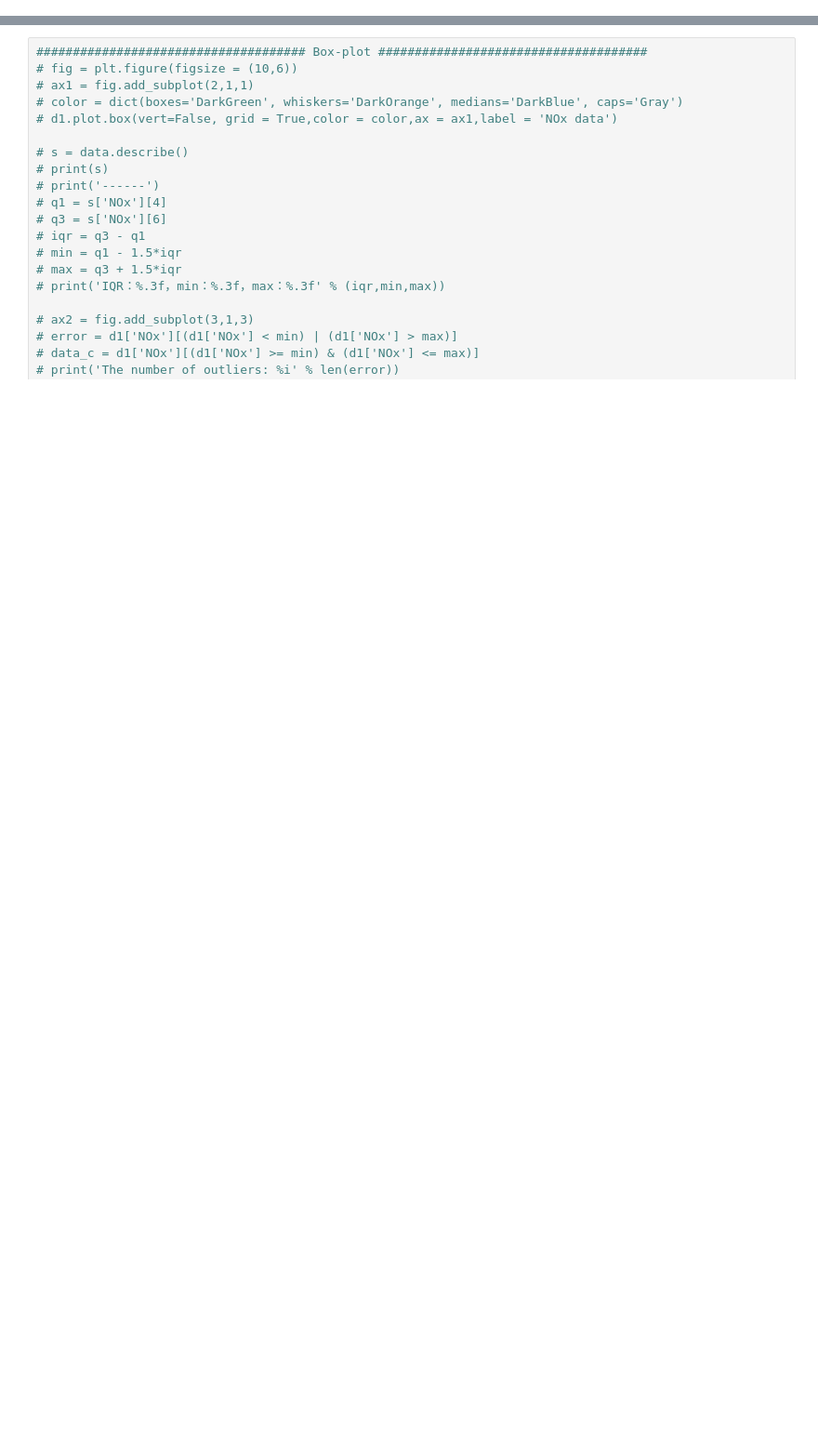
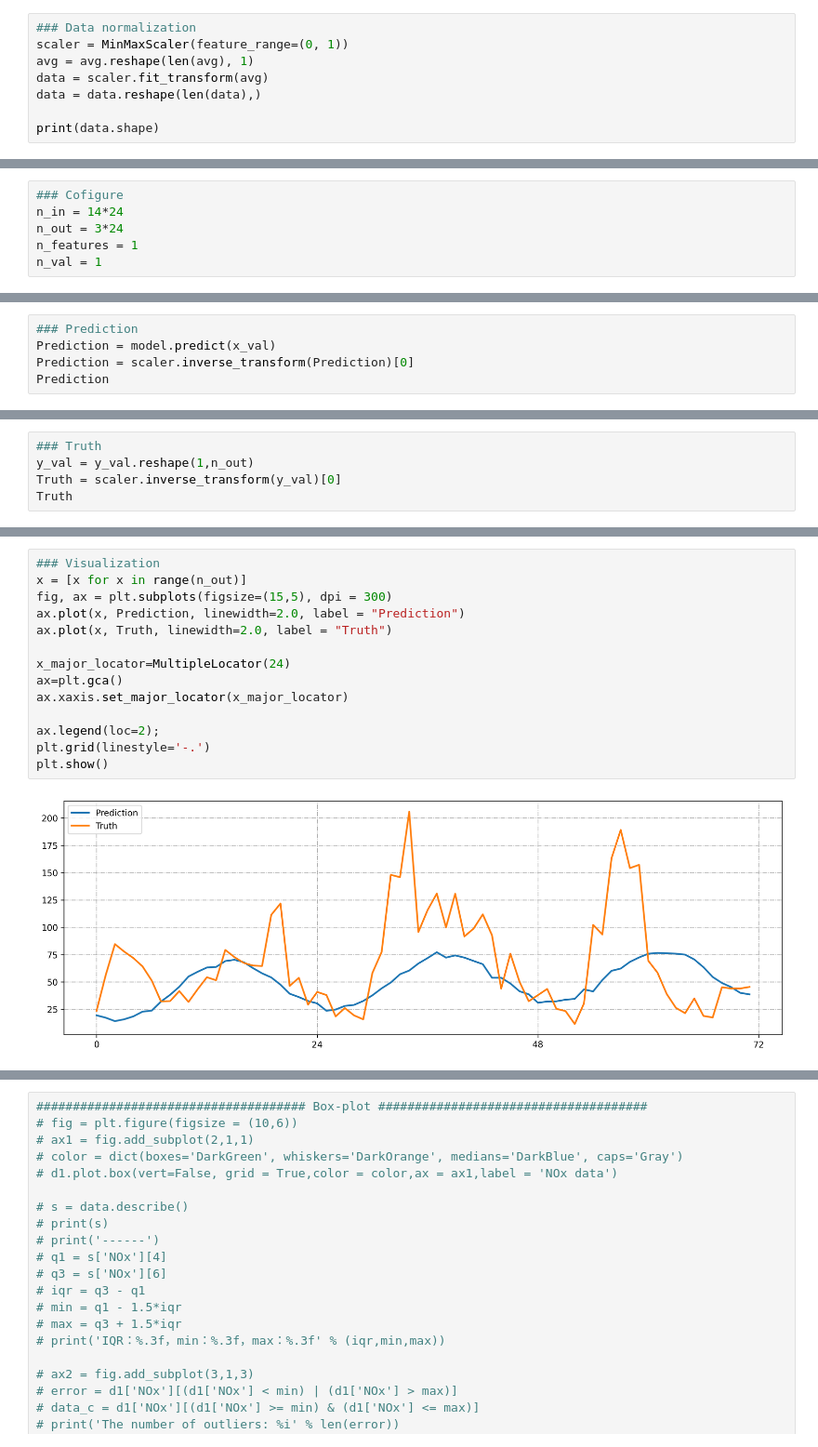
Before and after one commit to MUYang99/LSTM-NOx-Time-Series-Prediction, a Jupyter notebook: LSTM.ipynb, the cells around one changed output, grey strips where cells are left out. Shown at 93% size. Drawn from its saved outputs; the diff is of its cells as text; blank space fills up the shorter version.

```diff
--- a/LSTM.ipynb
+++ b/LSTM.ipynb
@@ -197,0 +63,8 @@ print('Test MAE: %.3f' %MAE)
+# %%
+### Data normalization
+scaler = MinMaxScaler(feature_range=(0, 1))
+avg = avg.reshape(len(avg), 1)
+data = scaler.fit_transform(avg)
+data = data.reshape(len(data),)
+
+print(data.shape)
@@ -197,0 +75,6 @@ print('Test MAE: %.3f' %MAE)
+# %%
+### Cofigure
+n_in = 14*24
+n_out = 3*24
+n_features = 1
+n_val = 1
@@ -197,0 +176,5 @@ print('Test MAE: %.3f' %MAE)
+# %%
+### Prediction
+Prediction = model.predict(x_val)
+Prediction = scaler.inverse_transform(Prediction)[0]
+Prediction
@@ -197,0 +195,5 @@ print('Test MAE: %.3f' %MAE)
+# %%
+### Truth
+y_val = y_val.reshape(1,n_out)
+Truth = scaler.inverse_transform(y_val)[0]
+Truth
@@ -197,0 +216,16 @@ print('Test MAE: %.3f' %MAE)
+# %%
+### Visualization
+x = [x for x in range(n_out)]
+fig, ax = plt.subplots(figsize=(15,5), dpi = 300)
+ax.plot(x, Prediction, linewidth=2.0, label = "Prediction")
+ax.plot(x, Truth, linewidth=2.0, label = "Truth")
+
+x_major_locator=MultipleLocator(24)
+ax=plt.gca()
+ax.xaxis.set_major_locator(x_major_locator)
+
+ax.legend(loc=2);
+plt.grid(linestyle='-.')
+plt.show()
+# %% [output]
+[figure, added]
```
Also changed, not shown: parts of 36 cells of this notebook.
